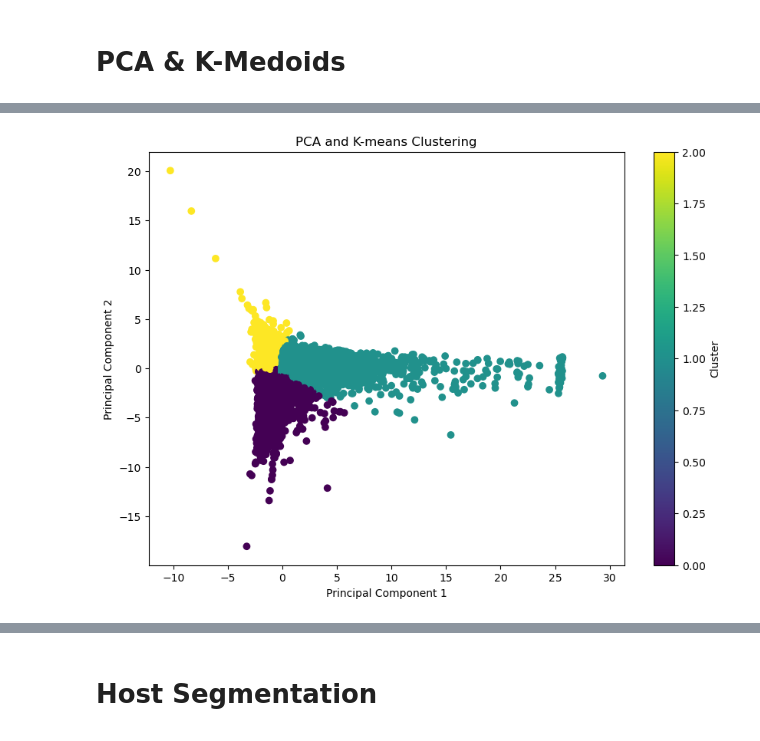
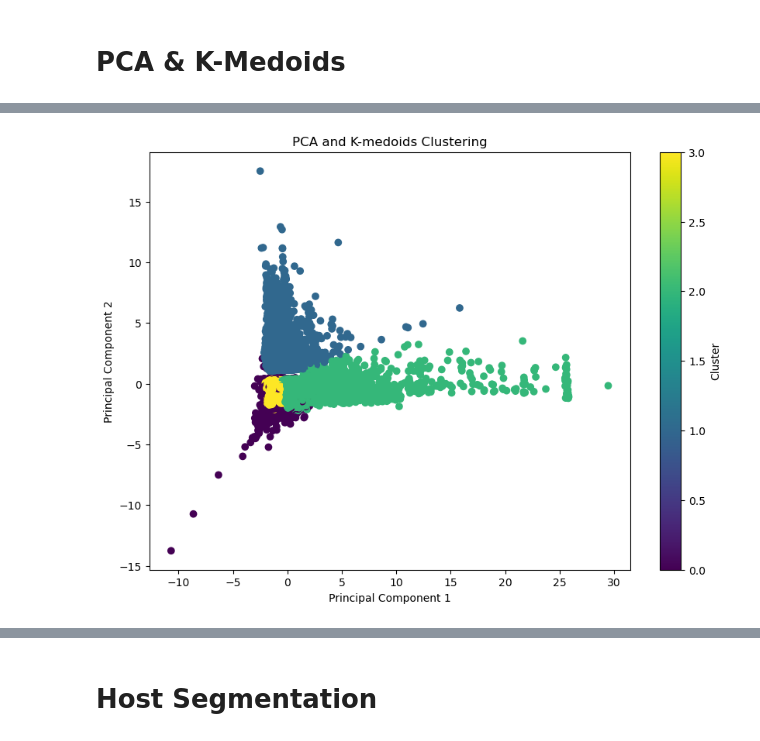
Before and after one commit to DataWithAlex/airbnb-price-analysis, a Jupyter notebook: frank-v/Clustering.ipynb, the cells around one changed output, grey strips where cells are left out. Drawn from its saved outputs; the diff is of its cells as text; code cells hidden in the pictures.

```diff
--- a/frank-v/Clustering.ipynb
+++ b/frank-v/Clustering.ipynb
@@ -290,0 +389,18 @@ Cluster Summary Statistics (Mean):
+# %%
+pca = PCA(n_components=3)
+pca_data = pca.fit_transform(transformed_df.drop(columns=id_features))
+# %%
+inertia = []
+for k in range(1, 10):
+    kmeans = KMeans(n_clusters=k, random_state=42)
+    kmeans.fit(pca_data)
+    inertia.append(kmeans.inertia_)
+
+# Plot the elbow curve
+plt.figure(figsize=(10, 6))
+plt.plot(range(1, 10), inertia, marker='o', linestyle='--')
+plt.xlabel('Number of Clusters')
+plt.ylabel('Inertia')
+plt.title('Elbow Method for Optimal K')
+plt.grid(True)
+plt.show()
@@ -290,0 +409,6 @@ Cluster Summary Statistics (Mean):
+# %%
+kmeans = KMeans(n_clusters=4, random_state=42)
+kmeans.fit(pca_data)
+clusters = kmeans.labels_
+
+transformed_df['cluster'] = clusters
@@ -318,19 +628,19 @@ Calculating k-medoids at level 9
 # %%
 # Fit K-medoids clustering with the optimal number of clusters
-optimal_k = 3
+optimal_k = 4
 kmedoids = KMedoids(n_clusters=optimal_k, random_state=42)
 kmedoids.fit(pca_data)
 clusters = kmedoids.labels_
 # %%
 plt.figure(figsize=(10, 7))
 plt.scatter(pca_data[:, 0], pca_data[:, 1], c=clusters, cmap='viridis')
-plt.title('PCA and K-means Clustering')
+plt.title('PCA and K-medoids Clustering')
 plt.xlabel('Principal Component 1')
 plt.ylabel('Principal Component 2')
 plt.colorbar(label='Cluster')
 plt.show()
 # %% [output]
-[figure, old version]
+[figure, new version]
 # %%
 # Get indices of medoids in the original DataFrame
 medoid_indices = kmedoids.medoid_indices_
```
Also changed, not shown: parts of 56 cells of this notebook, 1 other file.
